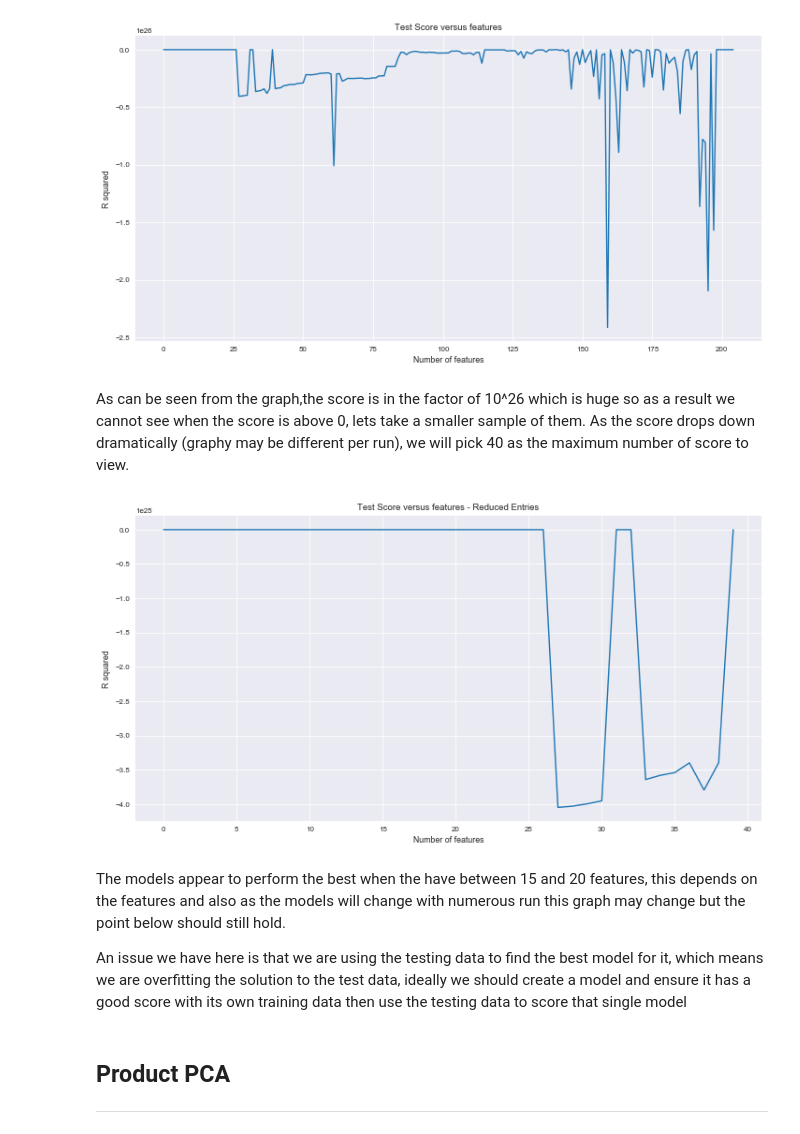
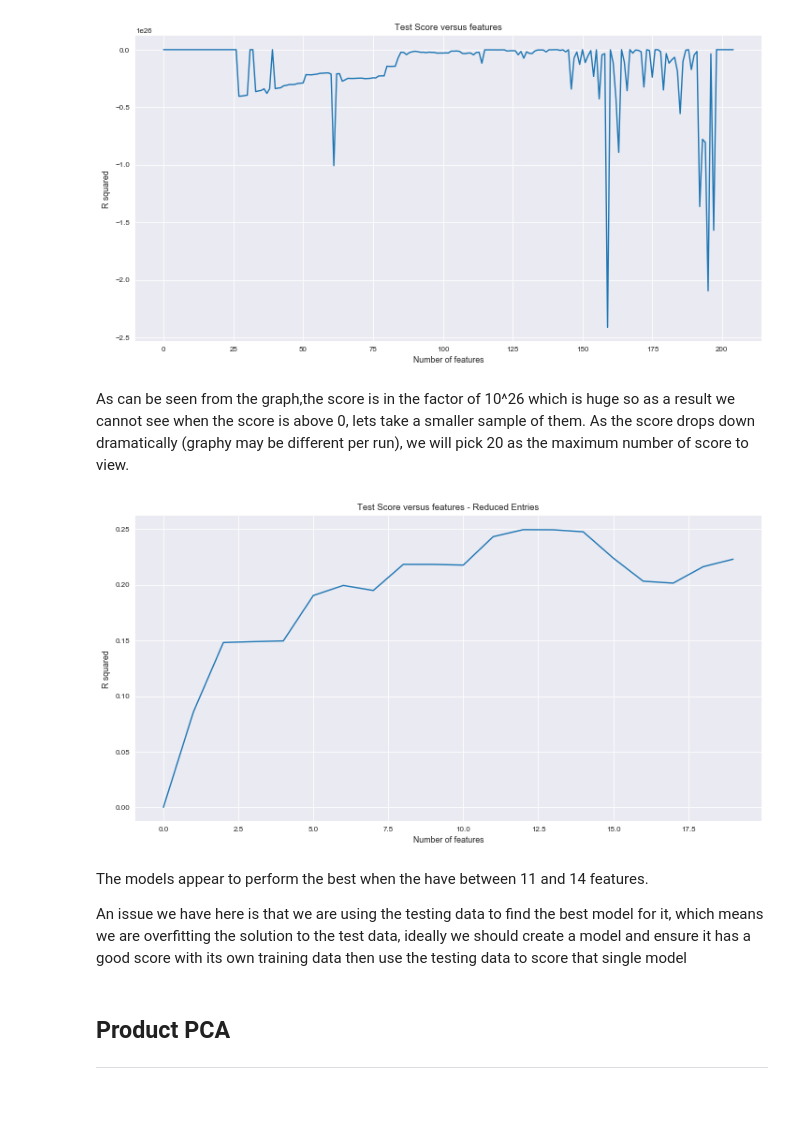
Before and after one commit to 1carew1/instacart_investigation, a Jupyter notebook: Assignment_2_Regression.ipynb, the cells around one changed output. Drawn from its saved outputs; the diff is of its cells as text; code cells hidden in the pictures; blank space fills up the shorter version.

```diff
--- a/Assignment_2_Regression.ipynb
+++ b/Assignment_2_Regression.ipynb
@@ -445,17 +445,17 @@ plt.show()
 # %% [output]
 [figure]
 # %% [markdown]
-As can be seen from the graph,the score is in the factor of 10^26 which is huge so as a result we cannot see when the score is above 0, lets take a smaller sample of them. As the score drops down dramatically (graphy may be different per run), we will pick 40 as the maximum number of score to view.
+As can be seen from the graph,the score is in the factor of 10^26 which is huge so as a result we cannot see when the score is above 0, lets take a smaller sample of them. As the score drops down dramatically (graphy may be different per run), we will pick 20 as the maximum number of score to view.
 # %%
 plt.title("Test Score versus features - Reduced Entries")
 plt.xlabel('Number of features')
 plt.ylabel('R squared')
-plt.plot(model_scores_test[:40])
+plt.plot(model_scores_test[:20])
 plt.show()
 # %% [output]
-[figure, old version]
+[figure, new version]
 # %% [markdown]
-The models appear to perform the best when the have between 15 and 20 features, this depends on the features and also as the models will change with numerous run this graph may change but the point below should still hold.
+The models appear to perform the best when the have between 11 and 14 features.
 
 An issue we have here is that we are using the testing data to find the best model for it, which means we are overfitting the solution to the test data, ideally we should create a model and ensure it has a good score with its own training data then use the testing data to score that single model
 # %% [markdown]
```
Also changed, not shown: parts of 8 cells of this notebook, 1 other file.
